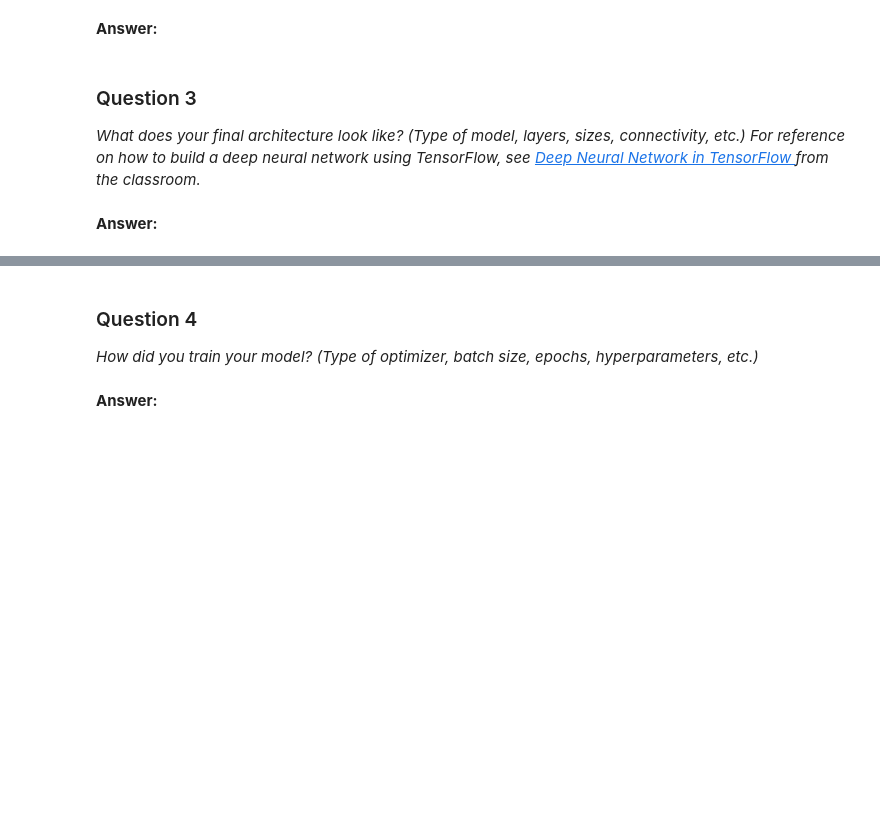
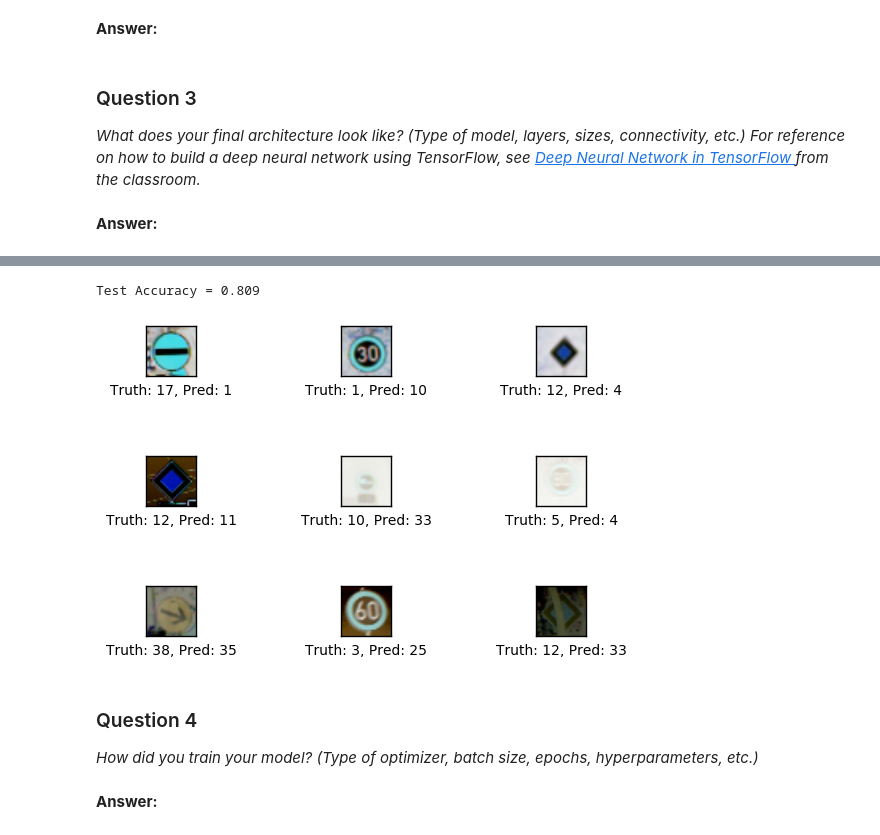
Before and after one commit to udaymitra/CarND-Traffic-Sign-Classifier-Project, a Jupyter notebook: Traffic_Sign_Classifier.ipynb, the cells around one changed output, grey strips where cells are left out. Drawn from its saved outputs; the diff is of its cells as text; code cells hidden in the pictures; blank space fills up the shorter version.

Commit message:
print some test examples

```diff
--- a/Traffic_Sign_Classifier.ipynb
+++ b/Traffic_Sign_Classifier.ipynb
@@ -165,6 +165,10 @@ from sklearn.utils import shuffle
 # make mean 0 and values range [-0.5, 0.5]
 def normalize_images(imgs):
     return (imgs - 128.) / 255.
+
+# inverse of the above method
+def reconstruct_image(normalized_image):
+    return (normalized_image * 255.) - 128.
 
 # reduce data to test on local machine
 reduced_data_set_mode = False
@@ -254,7 +258,7 @@ _Describe how you set up the training, validation and testing data for your mode
 ### Feel free to use as many code cells as needed.
 from tensorflow.contrib.layers import flatten
 
-def LeNet(x, mu, sigma, nclasses, keep_prob):
+def LeNetLikeArchitecture(x, mu, sigma, nclasses, keep_prob):
     # Layer 1: Convolutional. Input = 32x32x3. Output = 28x28x6.
     conv1_W = tf.Variable(tf.truncated_normal(shape=(5, 5, 3, 6), mean = mu, stddev = sigma))
     conv1_b = tf.Variable(tf.zeros(6))
@@ -411,3 +398,43 @@ Test Accuracy = 0.943
+# %%
+### test accuracy
+with tf.Session() as sess:
+    # Restore variables from disk.
+    loader = tf.train.import_meta_graph('model.meta')
+    loader.restore(sess, tf.train.latest_checkpoint('./'))
+
+    test_accuracy = evaluate(test_features, test_labels, BATCH_SIZE)
+    print("Test Accuracy = {:.3f}".format(test_accuracy))
+# %% [output]
+Test Accuracy = 0.809
+# %%
+### print a few images and see performance on test set
+
+nine_test_features = test_features[100:109]
+nine_test_labels = test_labels[:9]
+
+with tf.Session() as sess:
+    loader = tf.train.import_meta_graph('model.meta')
+    loader.restore(sess, tf.train.latest_checkpoint('./'))
+
+    preds = predictions.eval(feed_dict={x: nine_test_features, y: nine_test_labels, keep_prob:1.0})
+
+    assert len(nine_test_features) == len(preds) == 9
+
+    fig, axes = plt.subplots(3, 3)
+    fig.subplots_adjust(hspace=1.6, wspace=1.6)
+    idx = 0
+    for i, ax in enumerate(axes.flat):
+        reconstructed_image = reconstruct_image(ten_test_features[idx])
+        ax.imshow(reconstructed_image)
+        xlabel = "Truth: %d, Pred: %d"%(ten_test_labels[idx], preds[idx])
+        ax.set_xlabel(xlabel)
+        ax.set_xticks([])
+        ax.set_yticks([])
+        idx = idx + 1
+
+    plt.show()
+# %% [output]
+[figure, added]
 # %% [markdown]
 ### Question 4
 
```
Also changed, not shown: parts of 1 cell of this notebook.
